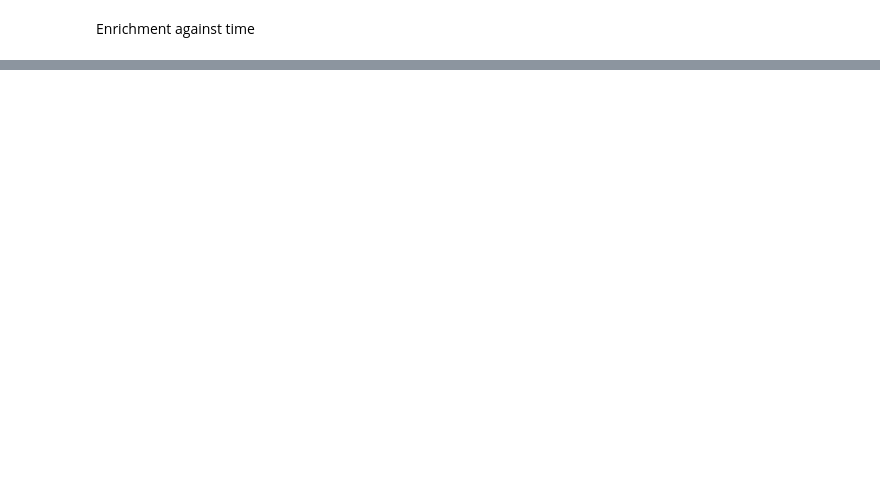
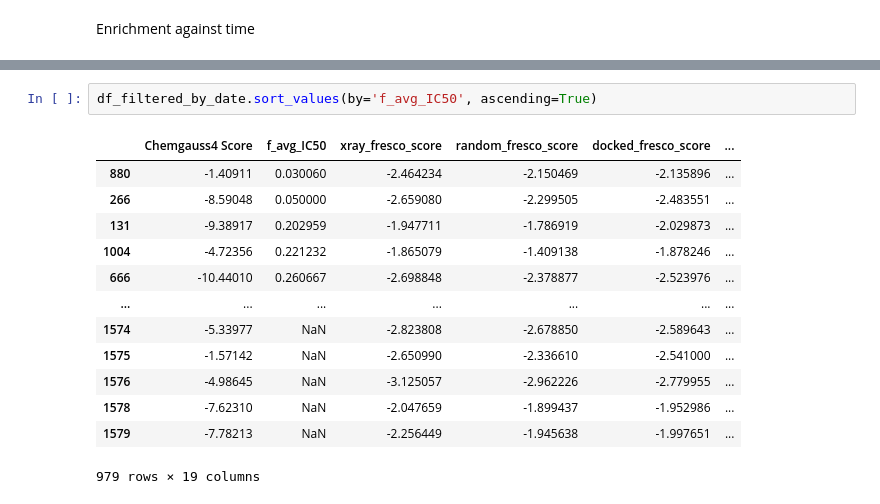
Before and after one commit to wjm41/fresco, a Jupyter notebook: figs/plotting_notebooks/enrichment_moonshot_fresco_xray_vs_dock.ipynb, the cells around one changed output, grey strips where cells are left out. Cells and saved outputs as stored; diff of their text form; blank space fills up the shorter version.

```diff
--- a/figs/plotting_notebooks/enrichment_moonshot_fresco_xray_vs_dock.ipynb
+++ b/figs/plotting_notebooks/enrichment_moonshot_fresco_xray_vs_dock.ipynb
@@ -265,0 +491,16 @@ interactive(children=(Dropdown(description='year', options=('2021', '2020'), val
+# %%
+df_filtered_by_date.sort_values(by='f_avg_IC50', ascending=True)
+# %% [output]
+|  | Chemgauss4 Score | f_avg_IC50 | xray_fresco_score | random_fresco_score | docked_fresco_score | ... |
+| 880 | -1.40911 | 0.030060 | -2.464234 | -2.150469 | -2.135896 | ... |
+| 266 | -8.59048 | 0.050000 | -2.659080 | -2.299505 | -2.483551 | ... |
+| 131 | -9.38917 | 0.202959 | -1.947711 | -1.786919 | -2.029873 | ... |
+| 1004 | -4.72356 | 0.221232 | -1.865079 | -1.409138 | -1.878246 | ... |
+| 666 | -10.44010 | 0.260667 | -2.698848 | -2.378877 | -2.523976 | ... |
+| ... | ... | ... | ... | ... | ... | ... |
+| 1574 | -5.33977 | NaN | -2.823808 | -2.678850 | -2.589643 | ... |
+| 1575 | -1.57142 | NaN | -2.650990 | -2.336610 | -2.541000 | ... |
+| 1576 | -4.98645 | NaN | -3.125057 | -2.962226 | -2.779955 | ... |
+| 1578 | -7.62310 | NaN | -2.047659 | -1.899437 | -1.952986 | ... |
+| 1579 | -7.78213 | NaN | -2.256449 | -1.945638 | -1.997651 | ... |
+979 rows × 19 columns
```
Also changed, not shown: parts of 11 cells of this notebook, 4 other files.
